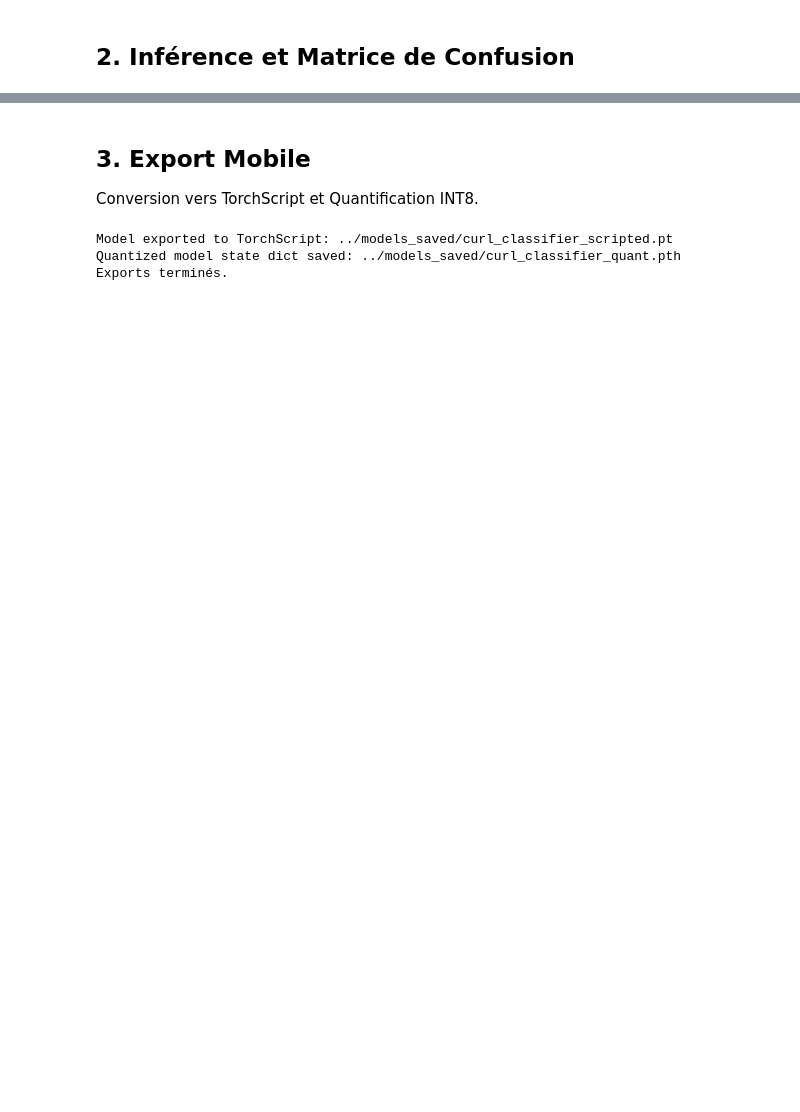
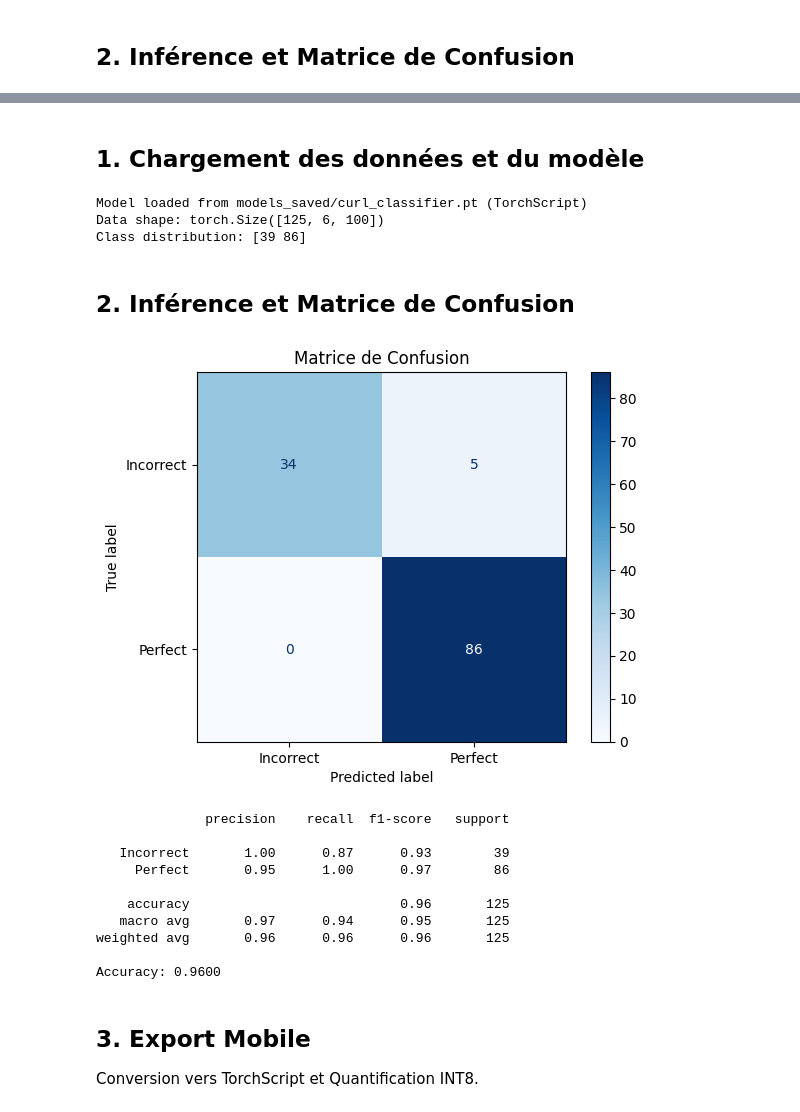
Before and after one commit to M-Abdelkabir/curl_piseps_sensor, a Jupyter notebook: notebooks/03_evaluation.ipynb, the cells around one changed output, grey strips where cells are left out. Saved outputs shown, nothing was run; the diff lists cells and outputs as text; code cells hidden in the pictures; blank space fills up the shorter version.

```diff
--- a/notebooks/03_evaluation.ipynb
+++ b/notebooks/03_evaluation.ipynb
@@ -59,13 +115,56 @@ weighted avg       1.00      1.00      1.00        65
+# %% [markdown]
+## 1. Chargement des données et du modèle
+# %%
+base_path = '../data'
+X, y = load_dataset(base_path)
+
+# Transpose and normalize
+X = np.transpose(X, (0, 2, 1))
+mean = X.mean(axis=(0, 2))
+std = X.std(axis=(0, 2))
+X = (X - mean[None, :, None]) / (std[None, :, None] + 1e-7)
+
+X_torch = torch.tensor(X, dtype=torch.float32)
+
+# Load TorchScript model directly
+model = torch.jit.load('../models_saved/curl_classifier.pt')
+model.eval()
+
+print(f"Model loaded from models_saved/curl_classifier.pt (TorchScript)")
+print(f"Data shape: {X_torch.shape}")
+print(f"Class distribution: {np.bincount(y.astype(int))}")
+# %% [output]
+Model loaded from models_saved/curl_classifier.pt (TorchScript)
+Data shape: torch.Size([125, 6, 100])
+Class distribution: [39 86]
+# %% [markdown]
+## 2. Inférence et Matrice de Confusion
+# %%
+with torch.no_grad():
+    outputs = model(X_torch)
+    predictions = torch.argmax(outputs, dim=1).numpy()
+
+cm = confusion_matrix(y, predictions)
+disp = ConfusionMatrixDisplay(confusion_matrix=cm, display_labels=['Incorrect', 'Perfect'])
+disp.plot(cmap=plt.cm.Blues)
+plt.title("Matrice de Confusion")
+plt.show()
+
+print(classification_report(y, predictions, target_names=['Incorrect', 'Perfect']))
+print(f"Accuracy: {np.mean(predictions == y):.4f}")
+# %% [output]
+[figure, added]
+              precision    recall  f1-score   support
+
+   Incorrect       1.00      0.87      0.93        39
+     Perfect       0.95      1.00      0.97        86
+
+    accuracy                           0.96       125
+   macro avg       0.97      0.94      0.95       125
+weighted avg       0.96      0.96      0.96       125
+
+Accuracy: 0.9600
 # %% [markdown]
 ## 3. Export Mobile
 
 Conversion vers TorchScript et Quantification INT8.
-# %%
-export_to_torchscript(model, '../models_saved/curl_classifier_scripted.pt')
-export_quantized_model(model, '../models_saved/curl_classifier_quant.pth')
-
-print("Exports terminés.")
-# %% [output]
-Model exported to TorchScript: ../models_saved/curl_classifier_scripted.pt
-Quantized model state dict saved: ../models_saved/curl_classifier_quant.pth
-Exports terminés.
```
Also changed, not shown: parts of 10 cells of this notebook, 6 other files.
